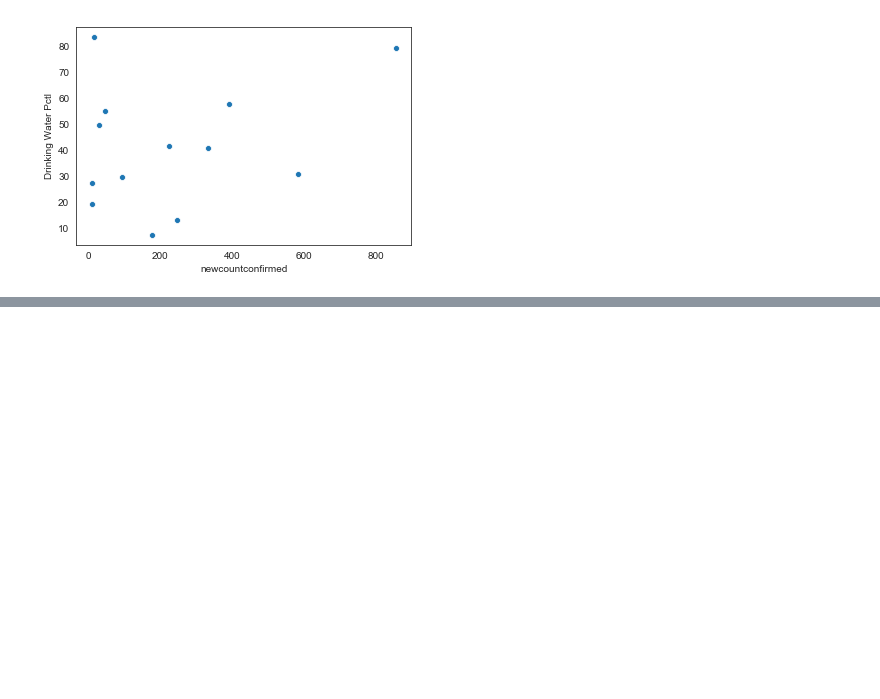
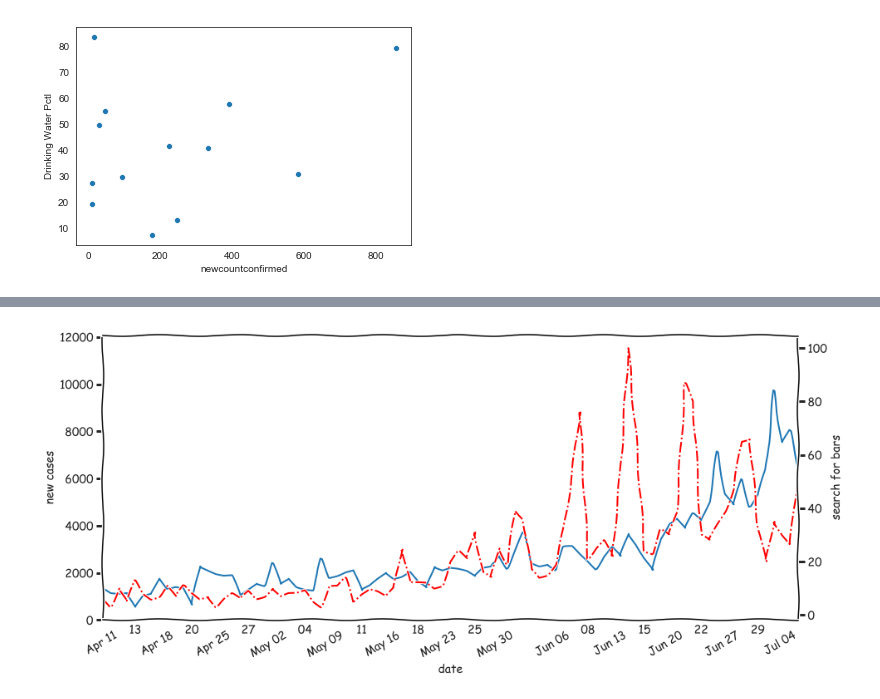
Before and after one commit to miladasgari380/covid19-california, a Jupyter notebook: COVID19.ipynb, the cells around one changed output, grey strips where cells are left out. Saved outputs shown, nothing was run; the diff lists cells and outputs as text; code cells hidden in the pictures; blank space fills up the shorter version.

```diff
--- a/COVID19.ipynb
+++ b/COVID19.ipynb
@@ -376,0 +414,3 @@ sns.scatterplot(data=merged_water,
+# %%
+daily_us_filtered = daily_us.groupby(['date', 'state']).sum()['positiveIncrease'].unstack().loc['20200409':].stack().reset_index().copy()
+daily_us_filtered.rename(columns={0: "newCases"}, inplace=True)
@@ -376,0 +455,26 @@ sns.scatterplot(data=merged_water,
+# %%
+CA = total_bars[total_bars['state'] == 'CA'].copy()
+CA.set_index('date', inplace=True)
+#CA = CA.rename_axis(None,0).rename_axis('date',1)
+with plt.xkcd():
+    fig, ax = plt.subplots(figsize=(15, 7))
+    CA['newCases'].plot(ax=ax, label='New Cases')
+    ax.set_ylabel("new cases")
+
+    #ax2=ax.twinx()
+    #ax2.set_ylabel("search for bars")
+    CA['bars near me'].plot(ax=ax, style='r-.', label='Bar Search', secondary_y=True)
+    ax.right_ax.set_ylabel('search for bars')
+
+    #plt.legend(loc='center left', bbox_to_anchor=(1.0, 0.5), ncol=3)
+
+    ax.set_xlim(datetime(year=2020, month=4, day=9),
+                datetime(year=2020, month=7, day=4))
+
+
+    ax.set_xticklabels(ax.get_xticklabels(), rotation=45)
+    ax.xaxis.set_major_locator(mdates.WeekdayLocator())
+    ax.xaxis.set_major_formatter(mdates.DateFormatter('%b %d'))
+    fig.autofmt_xdate()
+# %% [output]
+[figure, added]
```
Also changed, not shown: parts of 13 cells of this notebook.
